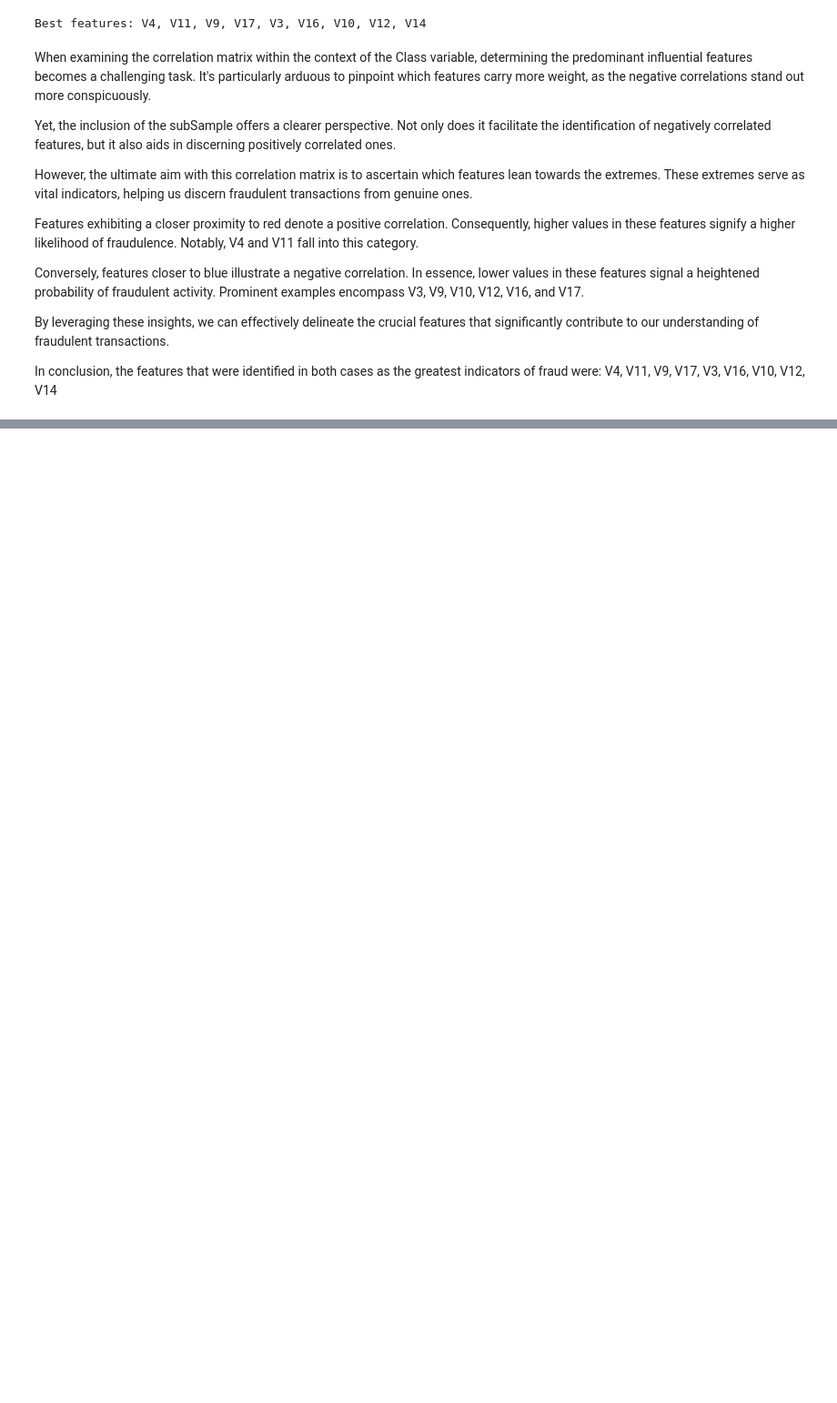
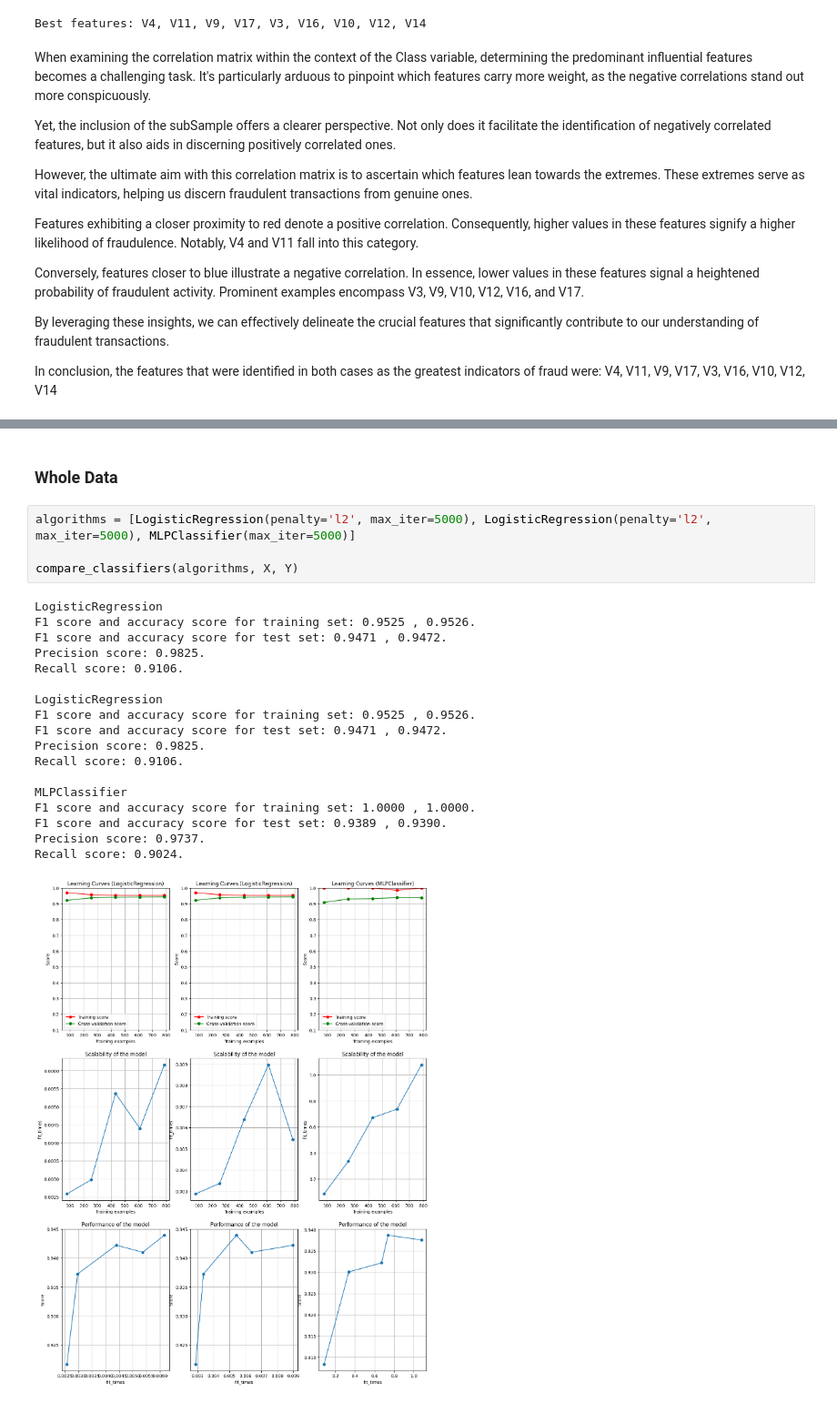
Before and after one commit to andreaoliveira9/Projeto-TAA-1, a Jupyter notebook: Project.ipynb, the cells around one changed output, grey strips where cells are left out. Shown at 91% size. Saved outputs shown, nothing was run; the diff lists cells and outputs as text; blank space fills up the shorter version.

Commit message:
compare models

```diff
--- a/Project.ipynb
+++ b/Project.ipynb
@@ -231,0 +311,25 @@ In conclusion, the features that were identified in both cases as the greatest i
+# %% [markdown]
+### Whole Data
+# %%
+algorithms = [LogisticRegression(penalty='l2', max_iter=5000), LogisticRegression(penalty='l2', max_iter=5000), MLPClassifier(max_iter=5000)]
+
+compare_classifiers(algorithms, X, Y)
+# %% [output]
+LogisticRegression
+F1 score and accuracy score for training set: 0.9525 , 0.9526.
+F1 score and accuracy score for test set: 0.9471 , 0.9472.
+Precision score: 0.9825.
+Recall score: 0.9106.
+
+LogisticRegression
+F1 score and accuracy score for training set: 0.9525 , 0.9526.
+F1 score and accuracy score for test set: 0.9471 , 0.9472.
+Precision score: 0.9825.
+Recall score: 0.9106.
+
+MLPClassifier
+F1 score and accuracy score for training set: 1.0000 , 1.0000.
+F1 score and accuracy score for test set: 0.9389 , 0.9390.
+Precision score: 0.9737.
+Recall score: 0.9024.
+[figure, added]
```
Also changed, not shown: parts of 5 cells of this notebook.
